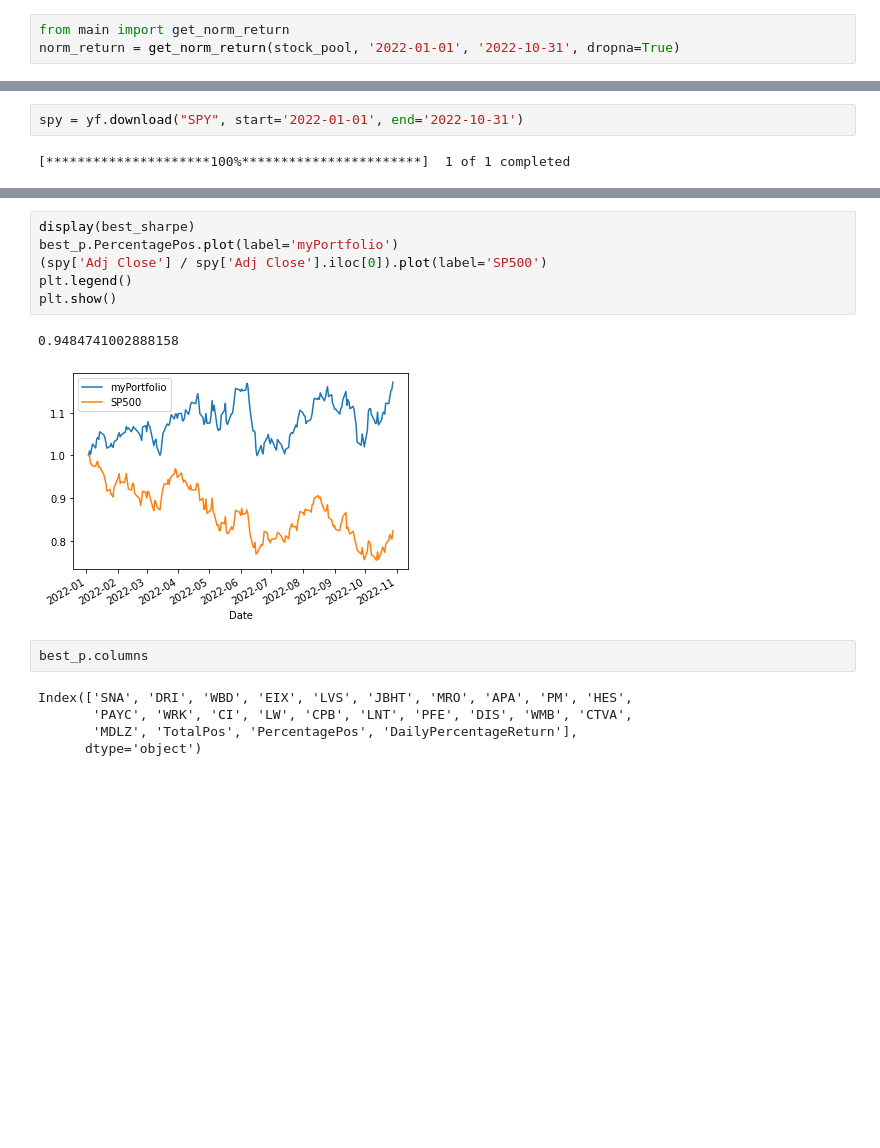
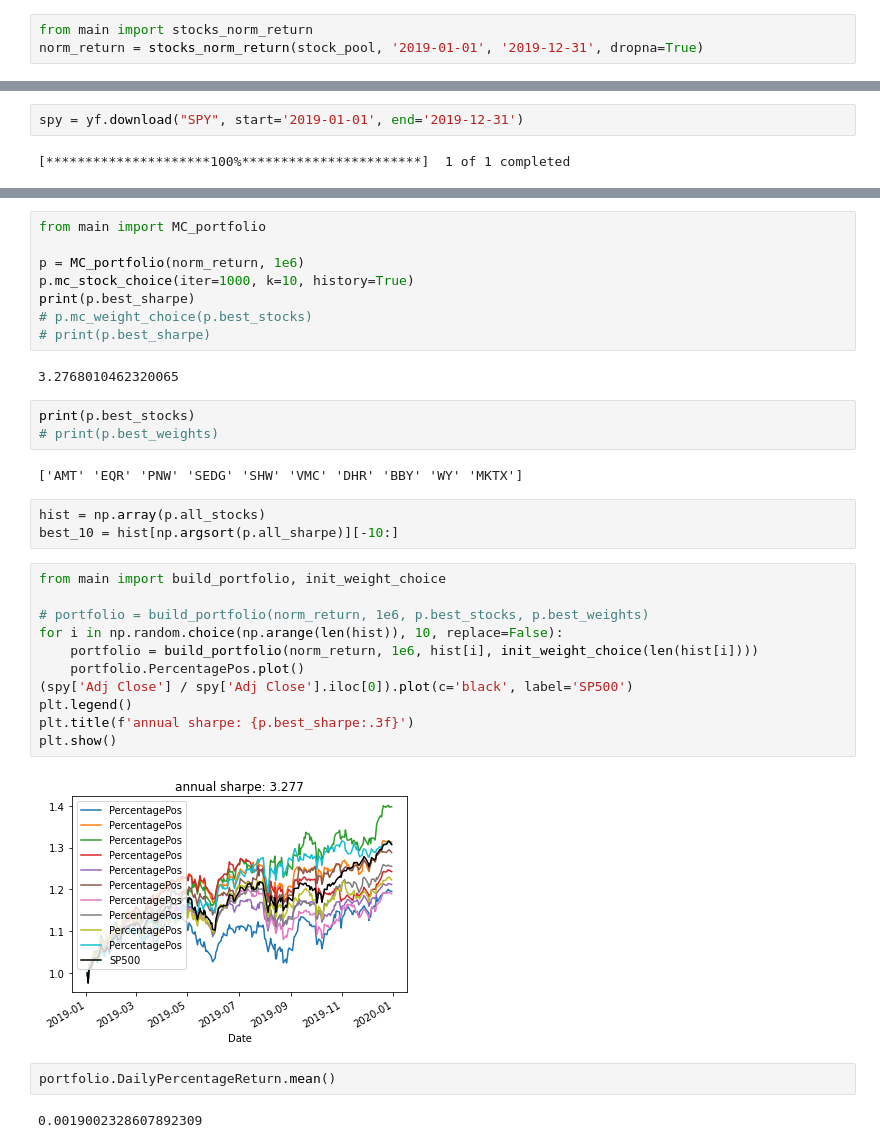
Before and after one commit to chantomkit/4061_backup, a Jupyter notebook: project_B/mc_portfolio.ipynb, the cells around one changed output, grey strips where cells are left out. Drawn from its saved outputs; the diff is of its cells as text; blank space fills up the shorter version.

```diff
--- a/project_B/mc_portfolio.ipynb
+++ b/project_B/mc_portfolio.ipynb
@@ -22,4 +23,4 @@ stock_pool = list(set(sp500_list).union(set(nasdaq_list)))
 # %%
-from main import get_norm_return
-norm_return = get_norm_return(stock_pool, '2022-01-01', '2022-10-31', dropna=True)
+from main import stocks_norm_return
+norm_return = stocks_norm_return(stock_pool, '2019-01-01', '2019-12-31', dropna=True)
 # %% [output]
@@ -27,4 +28,4 @@ norm_return = get_norm_return(stock_pool, '2022-01-01', '2022-10-31', dropna=Tru
 # %%
-spy = yf.download("SPY", start='2022-01-01', end='2022-10-31')
+spy = yf.download("SPY", start='2019-01-01', end='2019-12-31')
 # %% [output]
 [*********************100%***********************]  1 of 1 completed
@@ -56,16 +32,35 @@ for i in range(5000):
-# %%
-display(best_sharpe)
-best_p.PercentagePos.plot(label='myPortfolio')
-(spy['Adj Close'] / spy['Adj Close'].iloc[0]).plot(label='SP500')
-plt.legend()
-plt.show()
-# %% [output]
-0.9484741002888158
-[figure, removed]
-# %%
-best_p.columns
-# %% [output]
-Index(['SNA', 'DRI', 'WBD', 'EIX', 'LVS', 'JBHT', 'MRO', 'APA', 'PM', 'HES',
-       'PAYC', 'WRK', 'CI', 'LW', 'CPB', 'LNT', 'PFE', 'DIS', 'WMB', 'CTVA',
-       'MDLZ', 'TotalPos', 'PercentagePos', 'DailyPercentageReturn'],
-      dtype='object')
+# %%
+from main import MC_portfolio
+
+p = MC_portfolio(norm_return, 1e6)
+p.mc_stock_choice(iter=1000, k=10, history=True)
+print(p.best_sharpe)
+# p.mc_weight_choice(p.best_stocks)
+# print(p.best_sharpe)
+# %% [output]
+3.2768010462320065
+# %%
+print(p.best_stocks)
+# print(p.best_weights)
+# %% [output]
+['AMT' 'EQR' 'PNW' 'SEDG' 'SHW' 'VMC' 'DHR' 'BBY' 'WY' 'MKTX']
+# %%
+hist = np.array(p.all_stocks)
+best_10 = hist[np.argsort(p.all_sharpe)][-10:]
+# %%
+from main import build_portfolio, init_weight_choice
+
+# portfolio = build_portfolio(norm_return, 1e6, p.best_stocks, p.best_weights)
+for i in np.random.choice(np.arange(len(hist)), 10, replace=False):
+    portfolio = build_portfolio(norm_return, 1e6, hist[i], init_weight_choice(len(hist[i])))
+    portfolio.PercentagePos.plot()
+(spy['Adj Close'] / spy['Adj Close'].iloc[0]).plot(c='black', label='SP500')
+plt.legend()
+plt.title(f'annual sharpe: {p.best_sharpe:.3f}')
+plt.show()
+# %% [output]
+[figure, added]
+# %%
+portfolio.DailyPercentageReturn.mean()
+# %% [output]
+0.0019002328607892309
```
Also changed, not shown: parts of 3 cells of this notebook, 1 other file.
